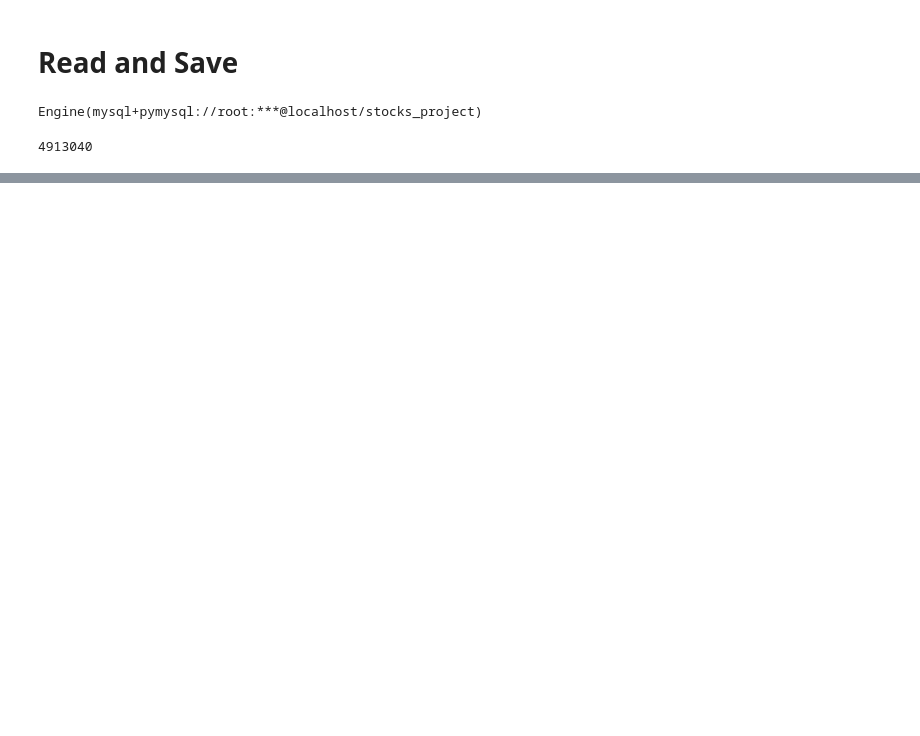
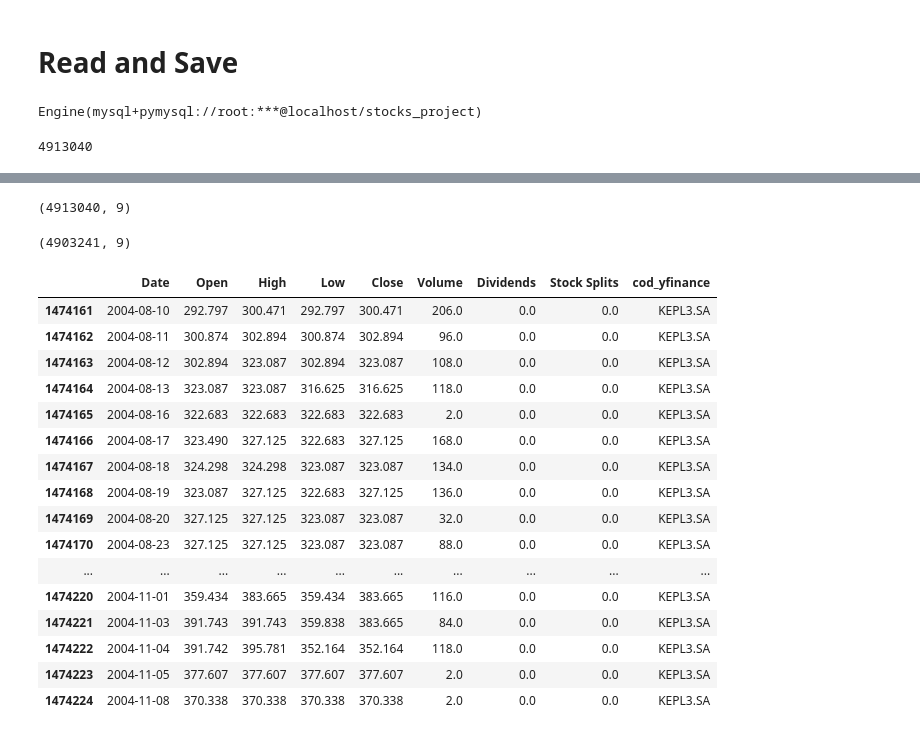
Before and after one commit to pedrolaender/05.Ironhack_Final_Project, a Jupyter notebook: testes.ipynb, the cells around one changed output, grey strips where cells are left out. Saved outputs shown, nothing was run; the diff lists cells and outputs as text; code cells hidden in the pictures; blank space fills up the shorter version.

```diff
--- a/testes.ipynb
+++ b/testes.ipynb
@@ -1895,7 +1905,7 @@ all_companies = pd.read_csv(f'{stock_path}all_companies_and_indexes_rev2.csv',
                     sep=';',
                     decimal='.')
 # %%
-historical_data = pd.read_csv(f'{stock_path}historical_data_complete_rev5.csv',
+historical_data = pd.read_csv(f'{stock_path}historical_data_complete_rev6.csv',
                     encoding='UTF-8',
                     sep=';',
                     decimal='.')
@@ -1927,3 +1937,24 @@ Engine(mysql+pymysql://root:***@localhost/stocks_project)
 historical_data_aux_1.to_sql(name='historical_data', con=engine, if_exists='replace', index=False)
 # %% [output]
 4913040
+# %%
+# Masks
+country_br = all_companies['country'] == 'Brazil'
+country_usa = all_companies['country'] == 'USA'
+
+type_company = all_companies['type'] == 'Company'
+type_index = all_companies['type'] == 'Index'
+type_gold = all_companies['type'] == 'Gold'
+type_crypto = all_companies['type'] == 'Crypto'
+type_currency = all_companies['type'] == 'Currency'
+
+perennial = all_companies['perennial'] == 'Yes'
+
+subsector_uti_elec = all_companies['perennial_subsector'] == 'Utilities - Electricity'
+subsector_uti_gas = all_companies['perennial_subsector'] == 'Utilities - Gas'
+subsector_sanit = all_companies['perennial_subsector'] == 'Sanitation'
+subsector_banks = all_companies['perennial_subsector'] == 'Banks'
+subsector_insurance = all_companies['perennial_subsector'] == 'Insurance'
+subsector_healh_ins = all_companies['perennial_subsector'] == 'Health Insurance'
+subsector_telecom = all_companies['perennial_subsector'] == 'Telecom'
+subsector_oil = all_companies['perennial_subsector'] == 'Oil & Gas'
@@ -1929,0 +2008,30 @@ historical_data_aux_1.to_sql(name='historical_data', con=engine, if_exists='repl
+# %%
+historical_data.shape
+# %% [output]
+(4913040, 9)
+# %%
+historical_data.shape
+# %% [output]
+(4903241, 9)
+# %%
+historical_data = historical_data.drop(historical_data.loc[(historical_data['Close'] > 70) & (historical_data['cod_yfinance'].isin(['LREN3.SA']))].index)
+# %%
+historical_data.loc[(historical_data['Close'] > 300) & (historical_data['cod_yfinance'].isin(all_companies.loc[type_company & country_br, 'cod_yfinance'])) & (historical_data['cod_yfinance'] != 'GFSA3.SA')].head(50)
+# %% [output]
+|  | Date | Open | High | Low | Close | Volume | Dividends | Stock Splits | cod_yfinance |
+| 1474161 | 2004-08-10 | 292.797 | 300.471 | 292.797 | 300.471 | 206.0 | 0.0 | 0.0 | KEPL3.SA |
+| 1474162 | 2004-08-11 | 300.874 | 302.894 | 300.874 | 302.894 | 96.0 | 0.0 | 0.0 | KEPL3.SA |
+| 1474163 | 2004-08-12 | 302.894 | 323.087 | 302.894 | 323.087 | 108.0 | 0.0 | 0.0 | KEPL3.SA |
+| 1474164 | 2004-08-13 | 323.087 | 323.087 | 316.625 | 316.625 | 118.0 | 0.0 | 0.0 | KEPL3.SA |
+| 1474165 | 2004-08-16 | 322.683 | 322.683 | 322.683 | 322.683 | 2.0 | 0.0 | 0.0 | KEPL3.SA |
+| 1474166 | 2004-08-17 | 323.490 | 327.125 | 322.683 | 327.125 | 168.0 | 0.0 | 0.0 | KEPL3.SA |
+| 1474167 | 2004-08-18 | 324.298 | 324.298 | 323.087 | 323.087 | 134.0 | 0.0 | 0.0 | KEPL3.SA |
+| 1474168 | 2004-08-19 | 323.087 | 327.125 | 322.683 | 327.125 | 136.0 | 0.0 | 0.0 | KEPL3.SA |
+| 1474169 | 2004-08-20 | 327.125 | 327.125 | 323.087 | 323.087 | 32.0 | 0.0 | 0.0 | KEPL3.SA |
+| 1474170 | 2004-08-23 | 327.125 | 327.125 | 323.087 | 323.087 | 88.0 | 0.0 | 0.0 | KEPL3.SA |
+| ... | ... | ... | ... | ... | ... | ... | ... | ... | ... |
+| 1474220 | 2004-11-01 | 359.434 | 383.665 | 359.434 | 383.665 | 116.0 | 0.0 | 0.0 | KEPL3.SA |
+| 1474221 | 2004-11-03 | 391.743 | 391.743 | 359.838 | 383.665 | 84.0 | 0.0 | 0.0 | KEPL3.SA |
+| 1474222 | 2004-11-04 | 391.742 | 395.781 | 352.164 | 352.164 | 118.0 | 0.0 | 0.0 | KEPL3.SA |
+| 1474223 | 2004-11-05 | 377.607 | 377.607 | 377.607 | 377.607 | 2.0 | 0.0 | 0.0 | KEPL3.SA |
+| 1474224 | 2004-11-08 | 370.338 | 370.338 | 370.338 | 370.338 | 2.0 | 0.0 | 0.0 | KEPL3.SA |
```
Also changed, not shown: parts of 87 cells of this notebook, 1 other file.
